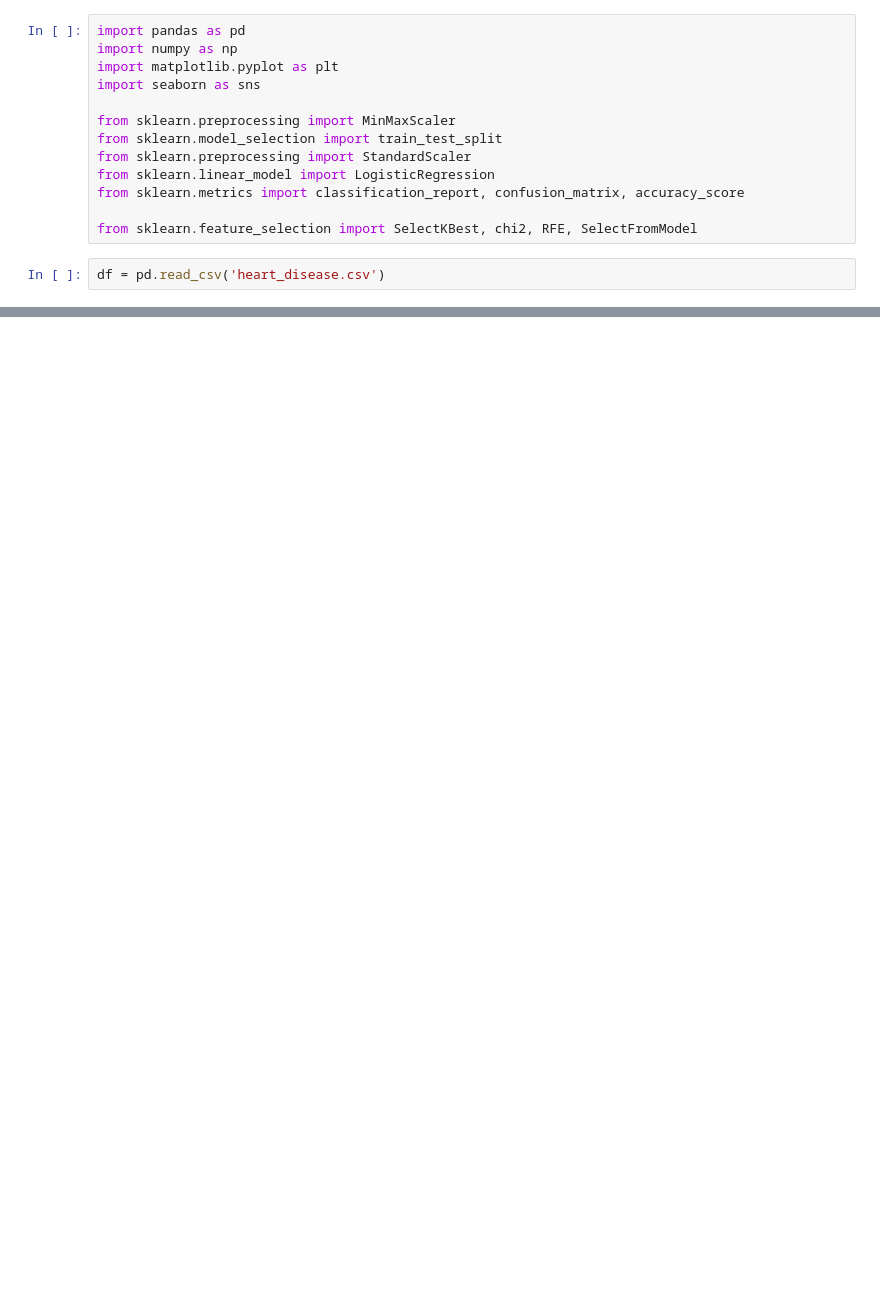
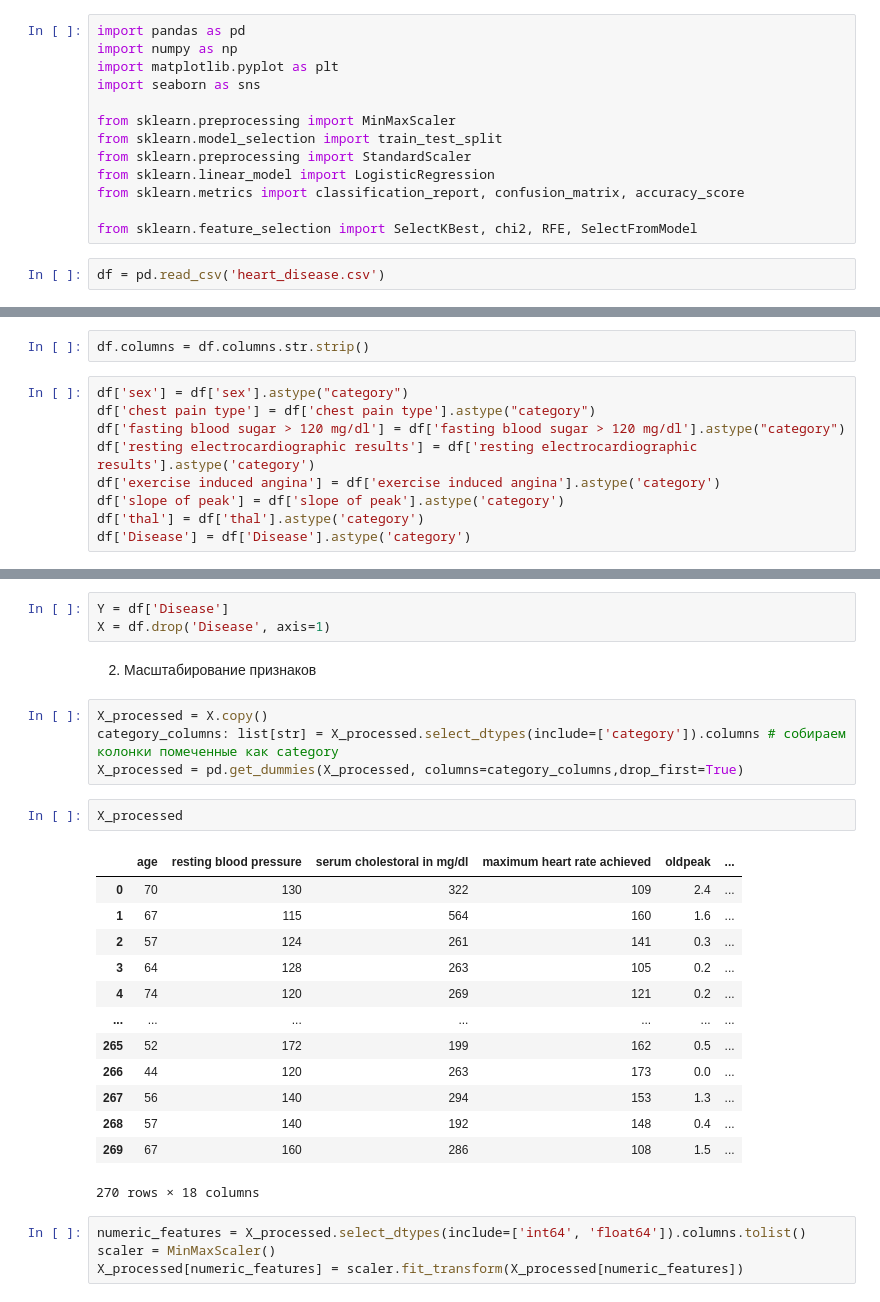
Before and after one commit to Kurennu/ML, a Jupyter notebook: task_3.ipynb, the cells around one changed output, grey strips where cells are left out. Cells and saved outputs as stored; diff of their text form; blank space fills up the shorter version.

```diff
--- a/task_3.ipynb
+++ b/task_3.ipynb
@@ -56,0 +34,11 @@ Error:
+# %%
+df.columns = df.columns.str.strip()
+# %%
+df['sex'] = df['sex'].astype("category")
+df['chest pain type'] = df['chest pain type'].astype("category")
+df['fasting blood sugar > 120 mg/dl'] = df['fasting blood sugar > 120 mg/dl'].astype("category")
+df['resting electrocardiographic results'] = df['resting electrocardiographic results'].astype('category')
+df['exercise induced angina'] = df['exercise induced angina'].astype('category')
+df['slope of peak'] = df['slope of peak'].astype('category')
+df['thal'] = df['thal'].astype('category')
+df['Disease'] = df['Disease'].astype('category')
@@ -56,0 +65,29 @@ Error:
+# %%
+Y = df['Disease']
+X = df.drop('Disease', axis=1)
+# %% [markdown]
+2. Масштабирование признаков
+# %%
+X_processed = X.copy()
+category_columns: list[str] = X_processed.select_dtypes(include=['category']).columns # собираем колонки помеченные как category
+X_processed = pd.get_dummies(X_processed, columns=category_columns,drop_first=True)
+# %%
+X_processed
+# %% [output]
+|  | age | resting blood pressure | serum cholestoral in mg/dl | maximum heart rate achieved | oldpeak | ... |
+| 0 | 70 | 130 | 322 | 109 | 2.4 | ... |
+| 1 | 67 | 115 | 564 | 160 | 1.6 | ... |
+| 2 | 57 | 124 | 261 | 141 | 0.3 | ... |
+| 3 | 64 | 128 | 263 | 105 | 0.2 | ... |
+| 4 | 74 | 120 | 269 | 121 | 0.2 | ... |
+| ... | ... | ... | ... | ... | ... | ... |
+| 265 | 52 | 172 | 199 | 162 | 0.5 | ... |
+| 266 | 44 | 120 | 263 | 173 | 0.0 | ... |
+| 267 | 56 | 140 | 294 | 153 | 1.3 | ... |
+| 268 | 57 | 140 | 192 | 148 | 0.4 | ... |
+| 269 | 67 | 160 | 286 | 108 | 1.5 | ... |
+270 rows × 18 columns
+# %%
+numeric_features = X_processed.select_dtypes(include=['int64', 'float64']).columns.tolist()
+scaler = MinMaxScaler()
+X_processed[numeric_features] = scaler.fit_transform(X_processed[numeric_features])
```
Also changed, not shown: parts of 6 cells of this notebook.
